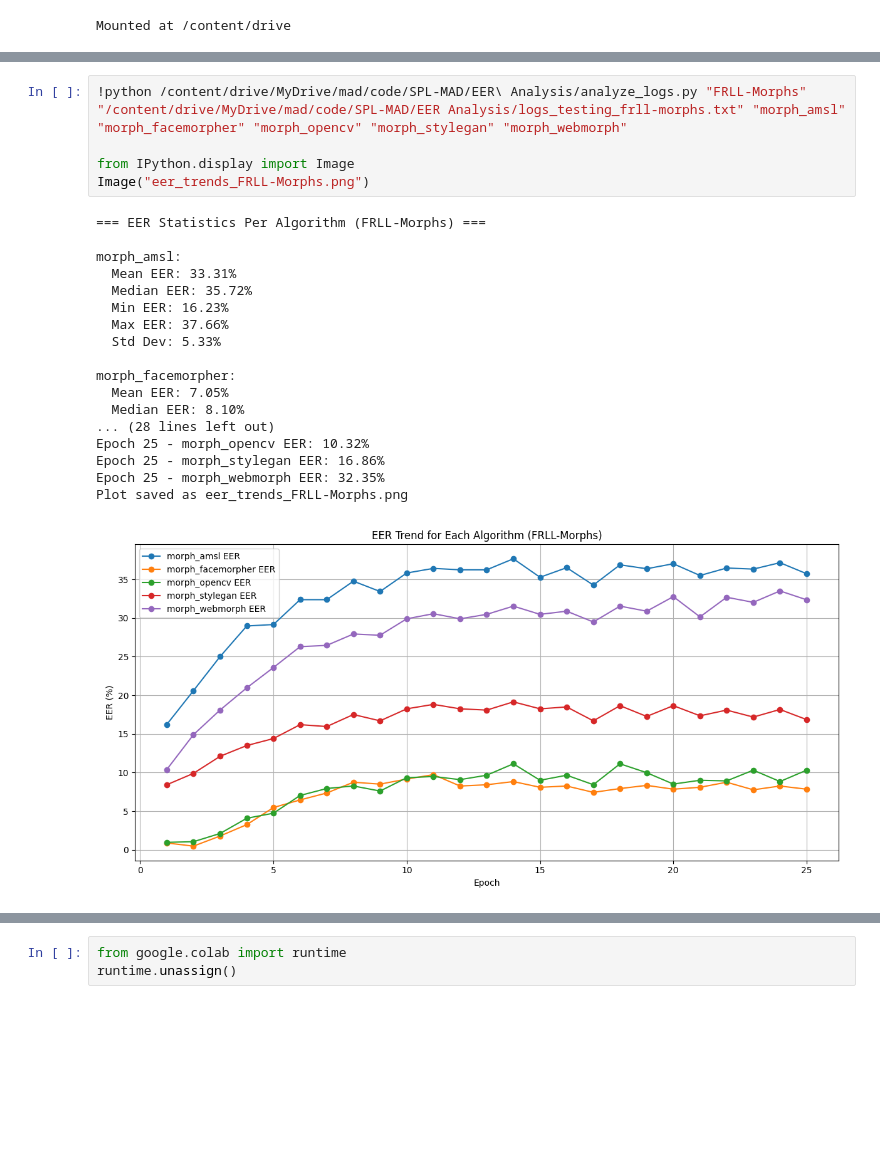
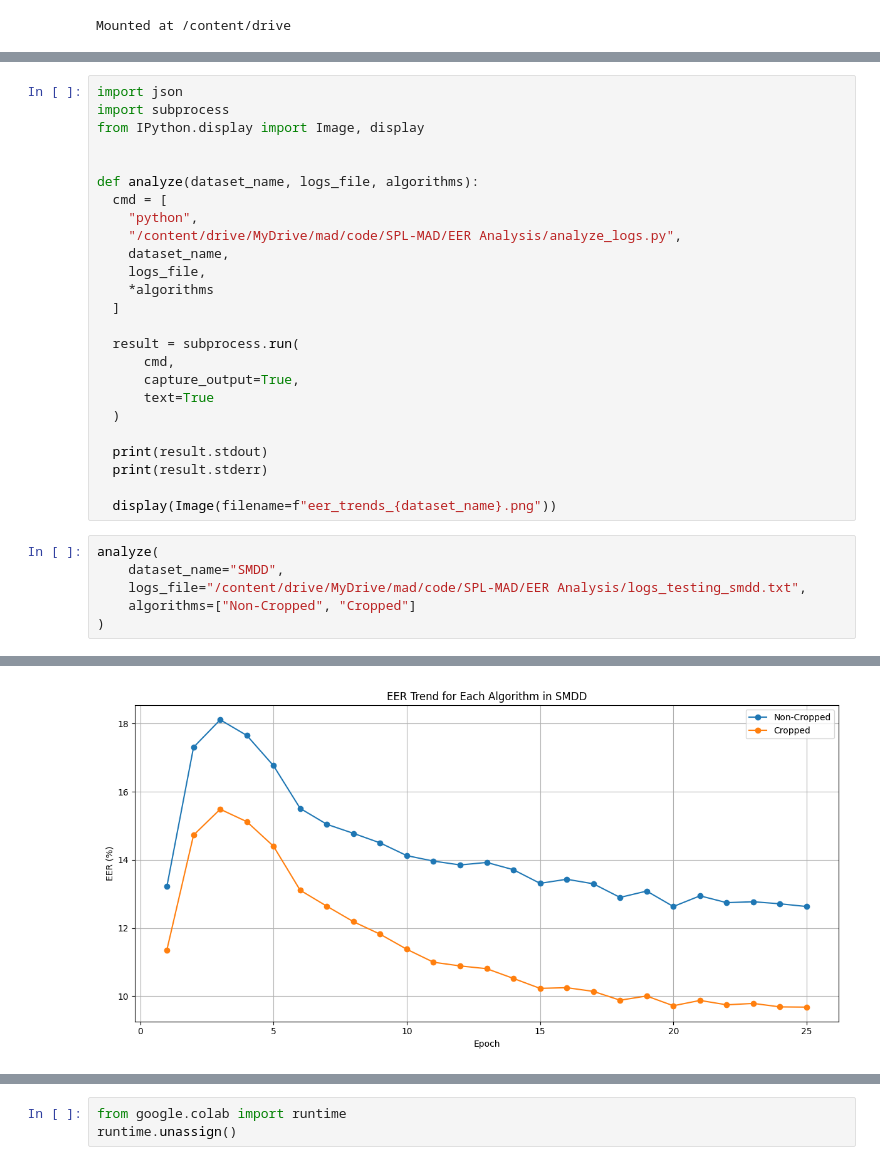
Before and after one commit to pedrojfmorais/MEI-Thesis, a Jupyter notebook: Experiments/1-SPL-MAD/SPL-MAD_ERR-Analysis.ipynb, the cells around one changed output, grey strips where cells are left out. Drawn from its saved outputs; the diff is of its cells as text; blank space fills up the shorter version.

```diff
--- a/Experiments/1-SPL-MAD/SPL-MAD_ERR-Analysis.ipynb
+++ b/Experiments/1-SPL-MAD/SPL-MAD_ERR-Analysis.ipynb
@@ -33,24 +6,32 @@ Plot saved as eer_trends_SMDD.png
-# %%
-!python /content/drive/MyDrive/mad/code/SPL-MAD/EER\ Analysis/analyze_logs.py "FRLL-Morphs" "/content/drive/MyDrive/mad/code/SPL-MAD/EER Analysis/logs_testing_frll-morphs.txt" "morph_amsl" "morph_facemorpher" "morph_opencv" "morph_stylegan" "morph_webmorph"
-
-from IPython.display import Image
-Image("eer_trends_FRLL-Morphs.png")
-# %% [output]
-=== EER Statistics Per Algorithm (FRLL-Morphs) ===
-
-morph_amsl:
-  Mean EER: 33.31%
-  Median EER: 35.72%
-  Min EER: 16.23%
-  Max EER: 37.66%
-  Std Dev: 5.33%
-
-morph_facemorpher:
-  Mean EER: 7.05%
-  Median EER: 8.10%
-... (28 lines left out)
-Epoch 25 - morph_opencv EER: 10.32%
-Epoch 25 - morph_stylegan EER: 16.86%
-Epoch 25 - morph_webmorph EER: 32.35%
-Plot saved as eer_trends_FRLL-Morphs.png
-[figure, removed]
+# %%
+import json
+import subprocess
+from IPython.display import Image, display
+
+
+def analyze(dataset_name, logs_file, algorithms):
+  cmd = [
+    "python",
+    "/content/drive/MyDrive/mad/code/SPL-MAD/EER Analysis/analyze_logs.py",
+    dataset_name,
+    logs_file,
+    *algorithms
+  ]
+
+  result = subprocess.run(
+      cmd,
+      capture_output=True,
+      text=True
+  )
+
+  print(result.stdout)
+  print(result.stderr)
+
+  display(Image(filename=f"eer_trends_{dataset_name}.png"))
+# %%
+analyze(
+    dataset_name="SMDD",
+    logs_file="/content/drive/MyDrive/mad/code/SPL-MAD/EER Analysis/logs_testing_smdd.txt",
+    algorithms=["Non-Cropped", "Cropped"]
+)
+# %% [output]
@@ -56,0 +58 @@ Plot saved as eer_trends_FRLL-Morphs.png
+[figure, added]
```
Also changed, not shown: parts of 3 cells of this notebook.
